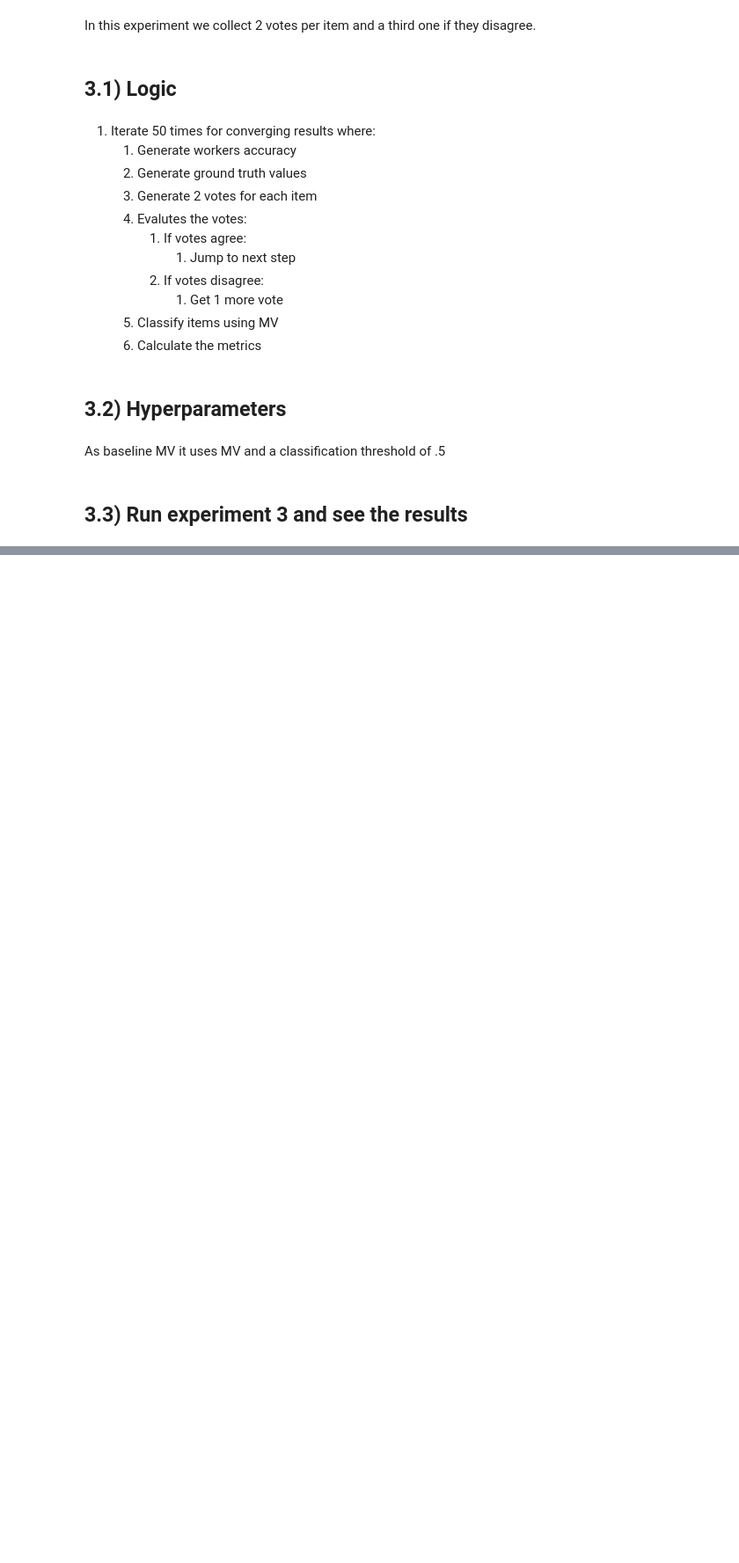
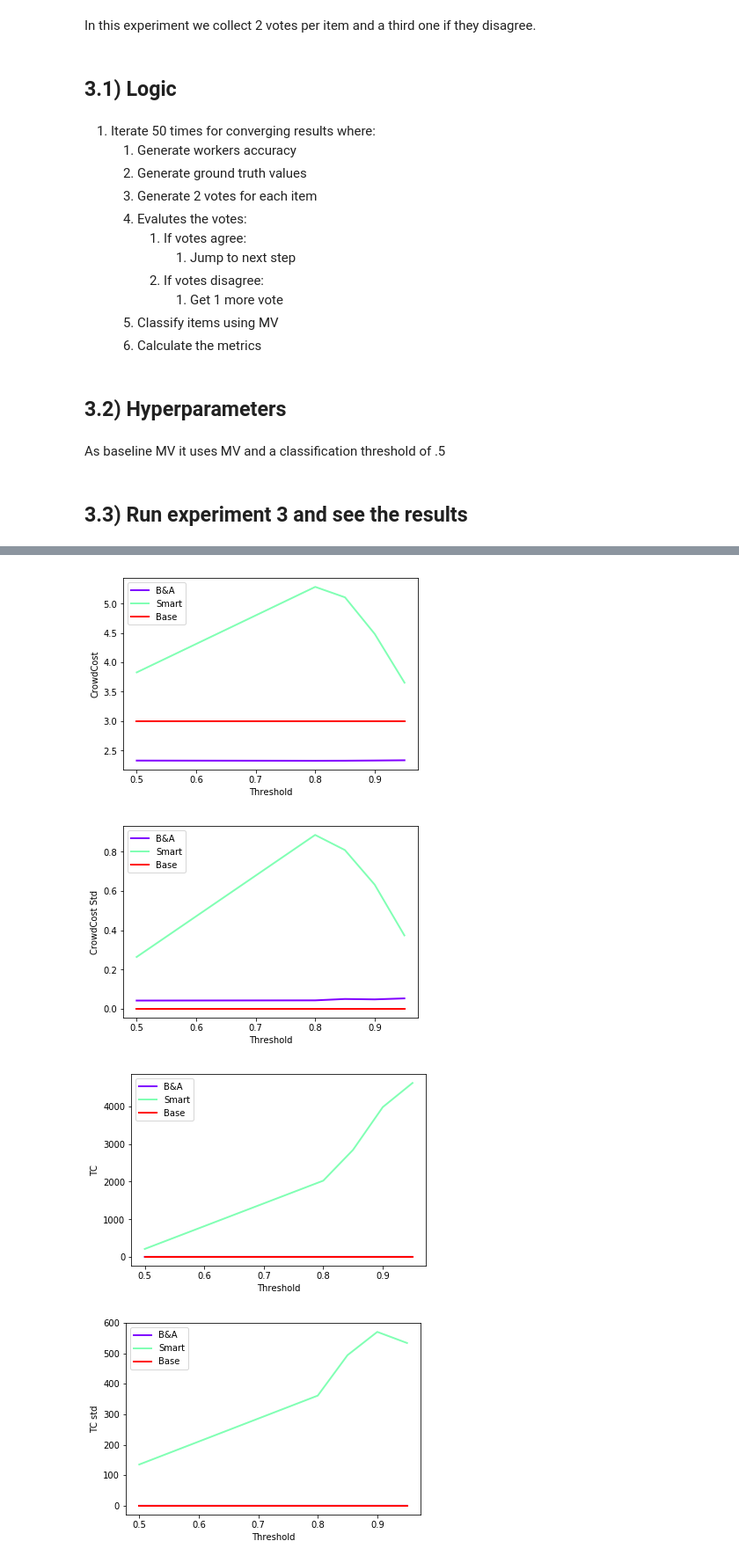
Before and after one commit to pmaglione/classification_model, a Jupyter notebook: main_algorithm_with_experiments.ipynb, the cells around one changed output, grey strips where cells are left out. Shown: that part at 88% size. Drawn from its saved outputs; the diff is of its cells as text; code cells hidden in the pictures; blank space fills up the shorter version.

```diff
--- a/main_algorithm_with_experiments.ipynb
+++ b/main_algorithm_with_experiments.ipynb
@@ -576,0 +558,17 @@ pd.DataFrame(results_mv_break_tie, columns=pdColumns)
+# %%
+i = 1
+for column in columns:
+    alg_utils.plot_results(cts,
+                           {
+                               "B&A": [x[i] for x in results_mv_break_tie],
+                               "Smart": [x[i] for x in results_mv],
+                               "Base": [x[i] for x in results_mv_baseline],
+                           },
+                           "Threshold",
+                           column)
+    i += 1
+# %% [output]
+[figure, added]
+[figure, added]
+[figure, added]
+[figure, added]
```
Also changed, not shown: parts of 9 cells of this notebook, 4 other files.
